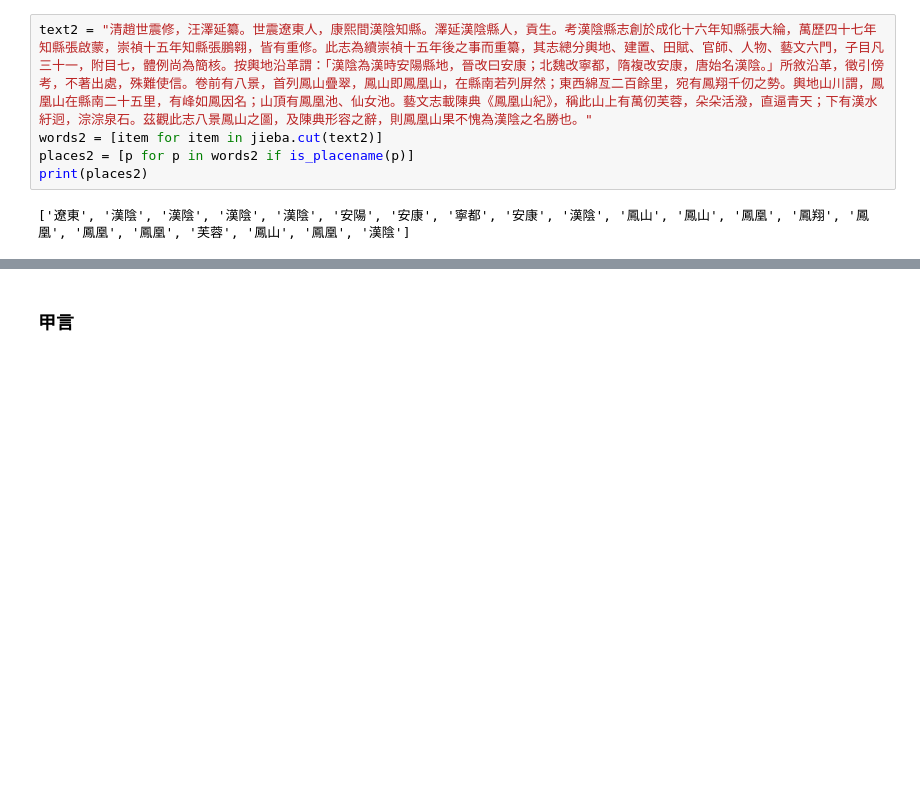
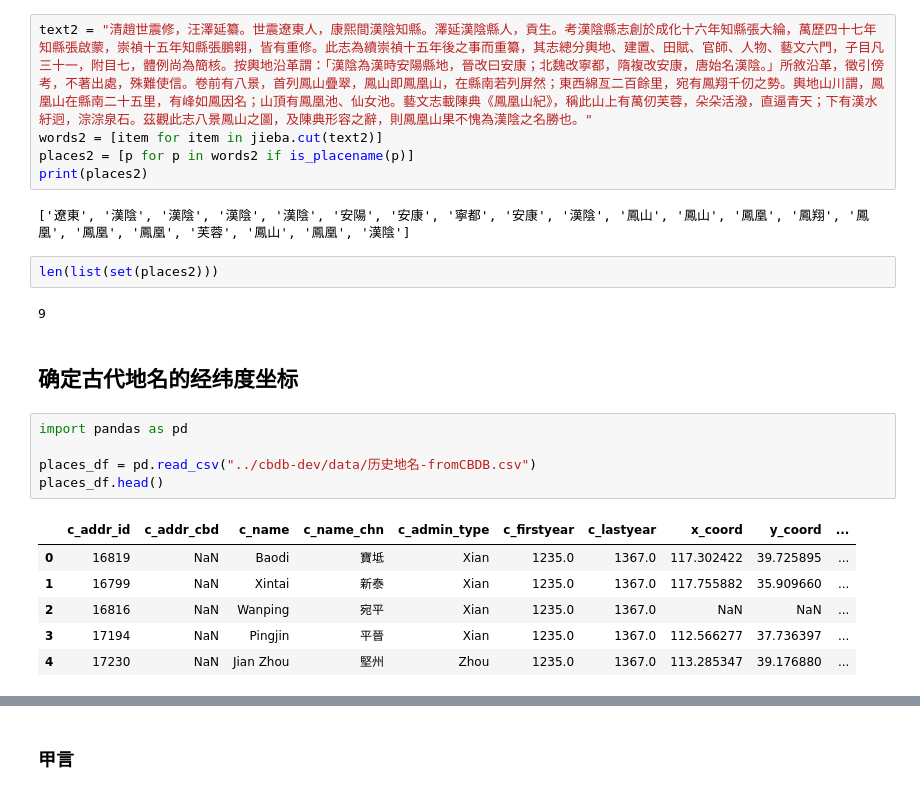
Before and after one commit to intersense/ai-humanities, a Jupyter notebook: text-analysis/Python文本分析之地理解析Geoparsing.ipynb, the cells around one changed output, grey strips where cells are left out. Drawn from its saved outputs; the diff is of its cells as text; blank space fills up the shorter version.

```diff
--- a/text-analysis/Python文本分析之地理解析Geoparsing.ipynb
+++ b/text-analysis/Python文本分析之地理解析Geoparsing.ipynb
@@ -343,3 +333,21 @@ places2 = [p for p in words2 if is_placename(p)]
 print(places2)
 # %% [output]
 ['遼東', '漢陰', '漢陰', '漢陰', '漢陰', '安陽', '安康', '寧都', '安康', '漢陰', '鳳山', '鳳山', '鳳凰', '鳳翔', '鳳凰', '鳳凰', '鳳凰', '芙蓉', '鳳山', '鳳凰', '漢陰']
+# %%
+len(list(set(places2)))
+# %% [output]
+9
+# %% [markdown]
+## 确定古代地名的经纬度坐标
+# %%
+import pandas as pd
+
+places_df = pd.read_csv("../cbdb-dev/data/历史地名-fromCBDB.csv")
+places_df.head()
+# %% [output]
+|  | c_addr_id | c_addr_cbd | c_name | c_name_chn | c_admin_type | c_firstyear | c_lastyear | x_coord | y_coord | ... |
+| 0 | 16819 | NaN | Baodi | 寶坻 | Xian | 1235.0 | 1367.0 | 117.302422 | 39.725895 | ... |
+| 1 | 16799 | NaN | Xintai | 新泰 | Xian | 1235.0 | 1367.0 | 117.755882 | 35.909660 | ... |
+| 2 | 16816 | NaN | Wanping | 宛平 | Xian | 1235.0 | 1367.0 | NaN | NaN | ... |
+| 3 | 17194 | NaN | Pingjin | 平晉 | Xian | 1235.0 | 1367.0 | 112.566277 | 37.736397 | ... |
+| 4 | 17230 | NaN | Jian Zhou | 堅州 | Zhou | 1235.0 | 1367.0 | 113.285347 | 39.176880 | ... |
```
Also changed, not shown: parts of 20 cells of this notebook, 17 other files.
